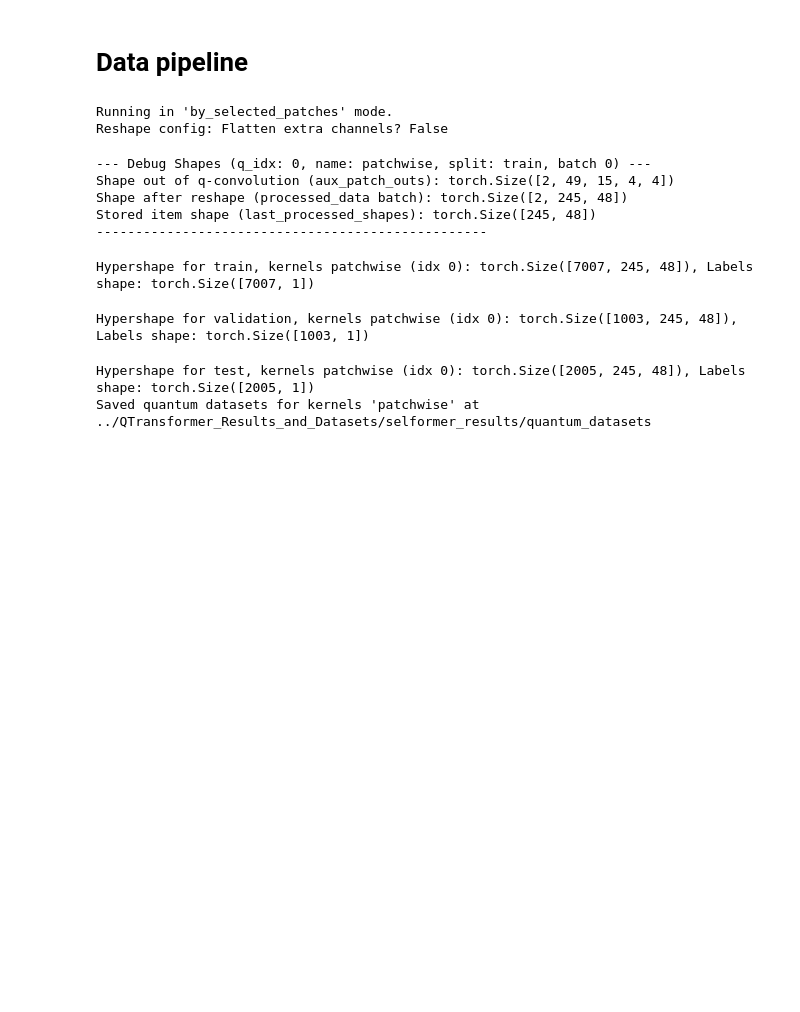
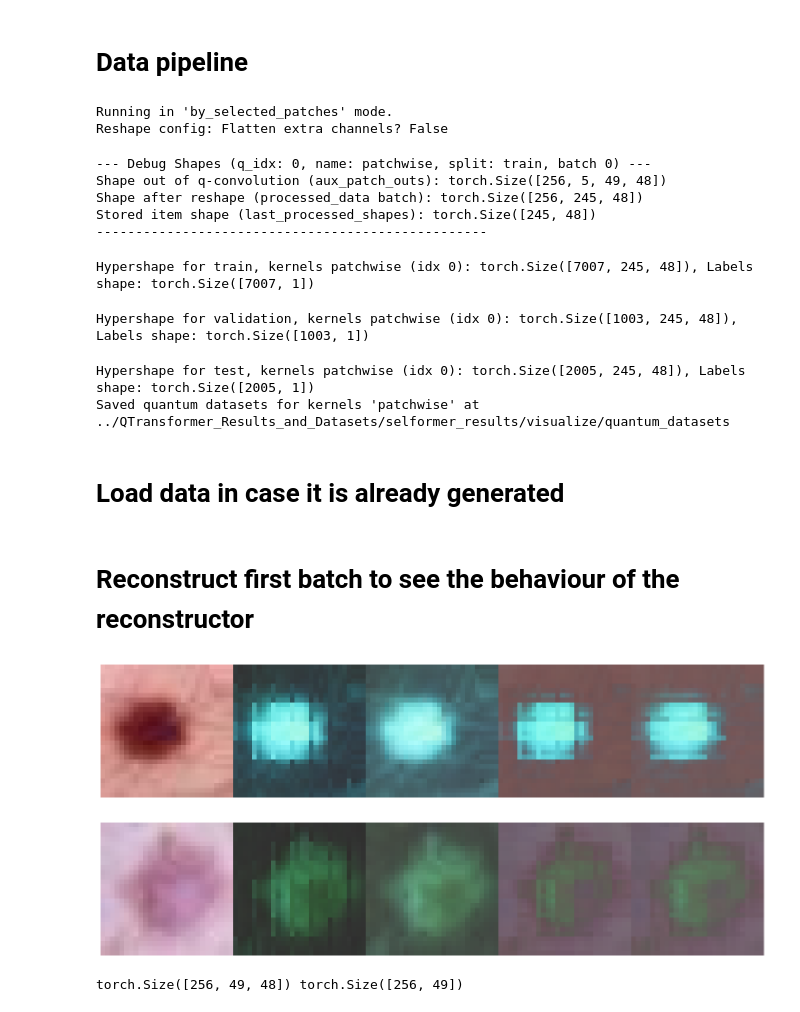
Before and after one commit to Mr-ion77/Transformers, a Jupyter notebook: Visualizing.ipynb, the cells around one changed output. Cells and saved outputs as stored; diff of their text form; code cells hidden in the pictures; blank space fills up the shorter version.

```diff
--- a/Visualizing.ipynb
+++ b/Visualizing.ipynb
@@ -185,6 +220,7 @@ Patchwise application of 3x3 kernel
 # %% [markdown]
 # Data pipeline
 # %%
+paddings = { 2 : { 'Up': 1, 'Down': 0, 'Left': 1, 'Right': 0 }, 3 : { 'Up': 1, 'Down': 1, 'Left': 1, 'Right': 1 } }
 Kernels = {
             'patchwise' :   QuantumConv2D(
                                 kernel_size = 2,
@@ -192,7 +228,7 @@ Kernels = {
                                 padding = paddings[2],
                                 channels_out = list(range(4)),
                                 ancilla= p1['1_ancilla'],
-                                graph = p1['1_connectivity'],
+                                graph = 'star',
                                 entangle_method = p1['1_entangle_method']
                             )
             }
@@ -201,7 +237,7 @@ Latents = data.preprocess_and_save(
     B = exp_config['B'],
     DataLoaders = [notrans_train_dl, val_dl, test_dl],
     kernels = Kernels,
-    save_path = f"../QTransformer_Results_and_Datasets/selformer_results/quantum_datasets",
+    save_path = f"../QTransformer_Results_and_Datasets/selformer_results/visualize/quantum_datasets",
     mode = 'by_selected_patches',
     model1 = selector,
     p1 = p1,
@@ -211,17 +247,15 @@ Latents = data.preprocess_and_save(
     flatten = not exp_config['augmenting'],
     concatenate_original = exp_config.get('concatenate_original', False)
 )
-
-latent_train_dl, latent_val_dl, latent_test_dl, shape_latent = Latents['patchwise']
 # %% [output]
 Running in 'by_selected_patches' mode.
 Reshape config: Flatten extra channels? False
 --- Debug Shapes (q_idx: 0, name: patchwise, split: train, batch 0) ---
-Shape out of q-convolution (aux_patch_outs): torch.Size([2, 49, 15, 4, 4])
-Shape after reshape (processed_data batch): torch.Size([2, 245, 48])
+Shape out of q-convolution (aux_patch_outs): torch.Size([256, 5, 49, 48])
+Shape after reshape (processed_data batch): torch.Size([256, 245, 48])
 Stored item shape (last_processed_shapes): torch.Size([245, 48])
 --------------------------------------------------
 Hypershape for train, kernels patchwise (idx 0): torch.Size([7007, 245, 48]), Labels shape: torch.Size([7007, 1])
 Hypershape for validation, kernels patchwise (idx 0): torch.Size([1003, 245, 48]), Labels shape: torch.Size([1003, 1])
 Hypershape for test, kernels patchwise (idx 0): torch.Size([2005, 245, 48]), Labels shape: torch.Size([2005, 1])
-Saved quantum datasets for kernels 'patchwise' at ../QTransformer_Results_and_Datasets/selformer_results/quantum_datasets
+Saved quantum datasets for kernels 'patchwise' at ../QTransformer_Results_and_Datasets/selformer_results/visualize/quantum_datasets
@@ -228 +264,35 @@ Saved quantum datasets for kernels 'patchwise' at ../QTransformer_Results_and_Da
+# %% [markdown]
+# Load data in case it is already generated
+# %%
+latent_train = torch.load("../QTransformer_Results_and_Datasets/selformer_results/visualize/quantum_datasets/quantum_train_datasetpatchwise.pt", weights_only= True)
+latent_val = torch.load("../QTransformer_Results_and_Datasets/selformer_results/visualize/quantum_datasets/quantum_val_datasetpatchwise.pt", weights_only= True)
+latent_test = torch.load("../QTransformer_Results_and_Datasets/selformer_results/visualize/quantum_datasets/quantum_test_datasetpatchwise.pt", weights_only= True)
+
+latent_train_dl, latent_val_dl, latent_test_dl, shape_latent = data.create_dataloaders(
+    None,
+    batch_size=exp_config['B'],
+    channels_last=False,
+    shuffle=False,
+    tensors=[latent_train, latent_val, latent_test],
+    # Add this line to disable transforms:
+    transforms={'train': None, 'val': None, 'test': None}
+)
+# %% [markdown]
+# Reconstruct first batch to see the behaviour of the reconstructor
+# %%
+first_batch_latent = next(iter(latent_test_dl))[0].reshape(B, Q2 + 1, S, C*P*P)                     # Reshape so that it matches reconstructor
+first_batch = next(iter(test_dl))[0].to(exp_config['device'])                                       # Ensure it is on the same device
+selector.to(exp_config['device'])                                                                   # Ensure it is on the same device
+
+selected_patches, selected_indices = selector.get_patches_by_attention(first_batch)                 # Compute selected patches and indices
+reconstructed_processed2x2 = selector.reconstruct_image_from_patches(first_batch_latent, selected_indices, original_image_shape = shape).squeeze().detach().to('cpu')
+x2towide = reshape_to_wide(reconstructed_processed2x2)
+view_image_from_torch(x2towide, 2)
+# %% [output]
+[figure, added]
+[figure, added]
+# %%
+print(selected_patches.shape, selected_indices.shape)
+# %% [output]
+torch.Size([256, 49, 48]) torch.Size([256, 49])
 # %%
```
Also changed, not shown: parts of 17 cells of this notebook, 13 other files.
